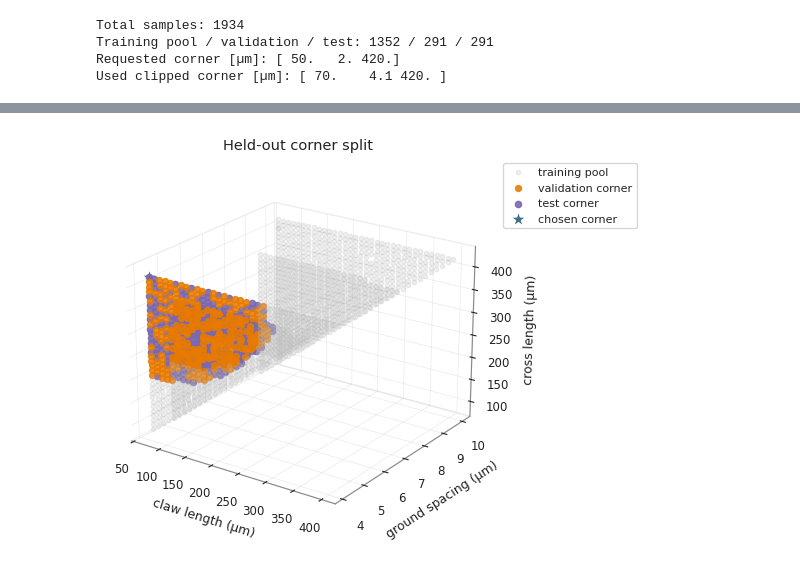
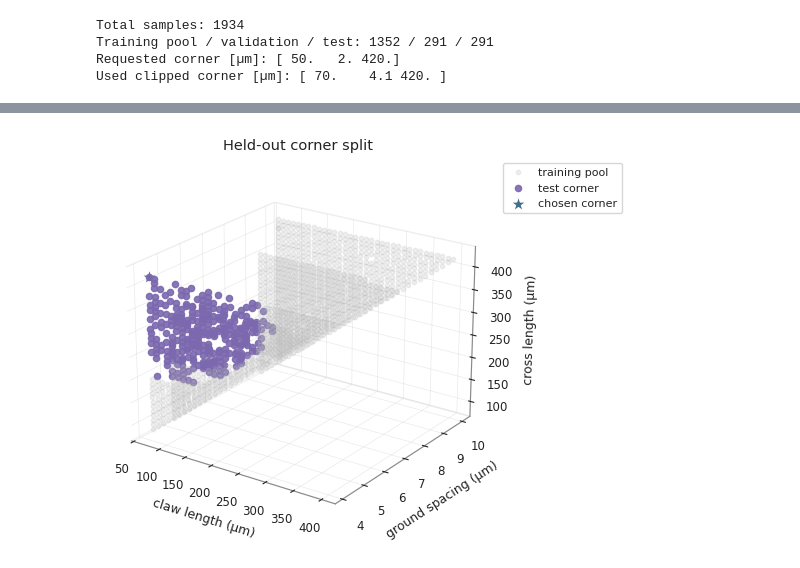
Before and after one commit to CosmiQuantum/ML_qubit_design, a Jupyter notebook: experiments/model_predict_qubit_TransmonCross_Hamiltonian_params/ml_34_corner_far_to_near_sweep_plots.ipynb, the cells around one changed output, grey strips where cells are left out. Cells and saved outputs as stored; diff of their text form; code cells hidden in the pictures.

```diff
--- a/experiments/model_predict_qubit_TransmonCross_Hamiltonian_params/ml_34_corner_far_to_near_sweep_plots.ipynb
+++ b/experiments/model_predict_qubit_TransmonCross_Hamiltonian_params/ml_34_corner_far_to_near_sweep_plots.ipynb
@@ -385,22 +417,21 @@ summary
 # %%
 with plt.rc_context(paper_style):
     fig = plt.figure(figsize=(5.4, 4.3))
     ax = fig.add_subplot(111, projection="3d")
 
     ax.scatter(geom_raw_um[train_pool_idx, 0], geom_raw_um[train_pool_idx, 1], geom_raw_um[train_pool_idx, 2], s=10, c=GREY, alpha=0.22, label="training pool", depthshade=False)
-    ax.scatter(geom_raw_um[val_idx, 0], geom_raw_um[val_idx, 1], geom_raw_um[val_idx, 2], s=18, c=ORANGE, alpha=0.86, label="validation corner", depthshade=False)
     ax.scatter(geom_raw_um[test_idx, 0], geom_raw_um[test_idx, 1], geom_raw_um[test_idx, 2], s=20, c=PURPLE, alpha=0.90, label="test corner", depthshade=False)
     ax.scatter([clipped_corner_um[0]], [clipped_corner_um[1]], [clipped_corner_um[2]], s=130, marker="*", c=BLUE, edgecolor="white", linewidth=0.8, label="chosen corner", depthshade=False)
 
     style_3d_axis(ax)
     ax.set_title("Held-out corner split")
     ax.legend(loc="upper left", bbox_to_anchor=(1.02, 1.0), frameon=True)
     fig.tight_layout()
     fig.savefig(PLOT_DIR / "corner_split_3d.pdf", bbox_inches="tight")
     fig.savefig(PLOT_DIR / "corner_split_3d.png", dpi=300, bbox_inches="tight")
     plt.show()
 # %% [output]
-[figure, old version]
+[figure, new version]
 # %%
 def plot_fraction_3d(fraction: float, save: bool = True) -> None:
     subset_idx = subset_for_fraction(fraction)
```
Also changed, not shown: parts of 11 cells of this notebook, 56 other files.
